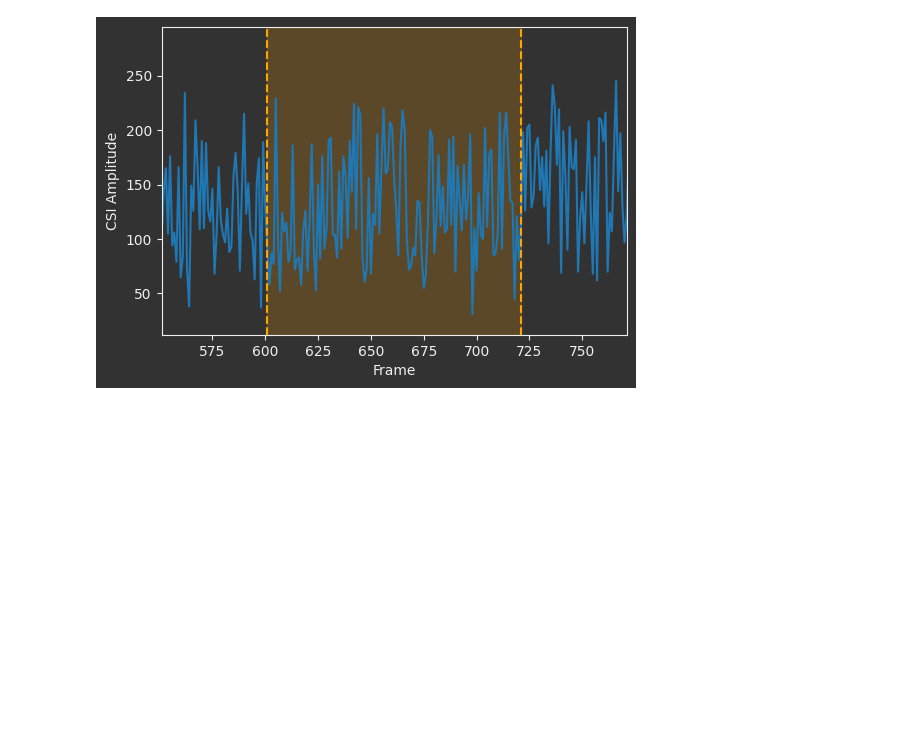
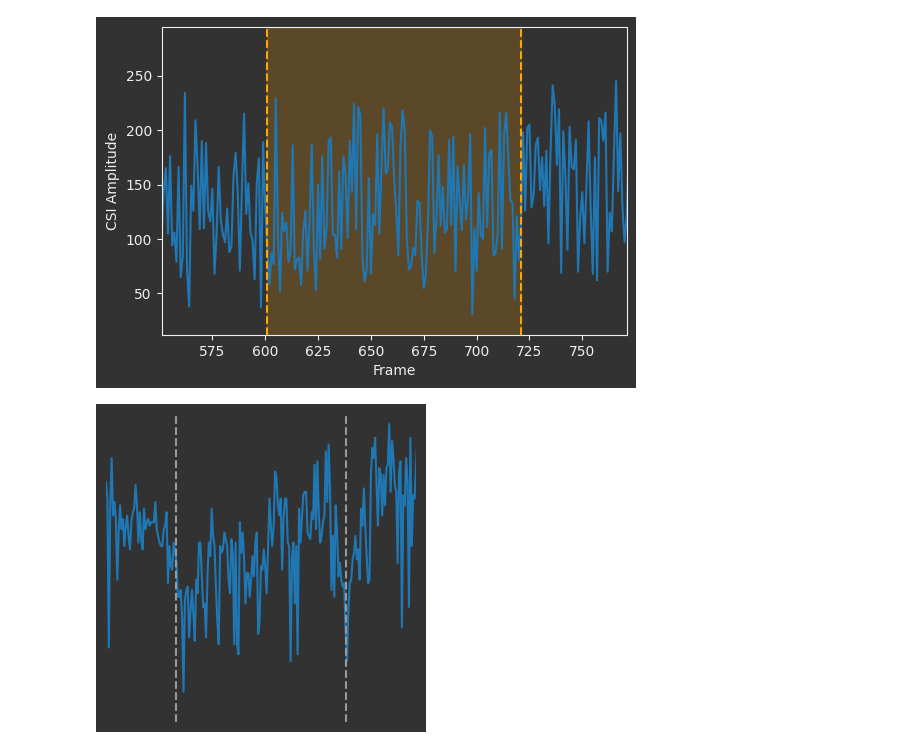
Before and after one commit to FelixDobler/BachelorThesis-WiFi-Sensing-Segmentation, a Jupyter notebook: plots/labeled_activity.ipynb, the cells around one changed output. Drawn from its saved outputs; the diff is of its cells as text; code cells hidden in the pictures; blank space fills up the shorter version.

```diff
--- a/plots/labeled_activity.ipynb
+++ b/plots/labeled_activity.ipynb
@@ -55,4 +55,8 @@ def plotSegmentMinimal(trace):
     # plt.show()
+# %%
+plotSegmentMinimal(np.index_exp[:, 2, 2, 0])
+# %% [output]
+[figure, added]
 # %%
 for x in range(3):
     for y in range(3):
```
Also changed, not shown: parts of 2 cells of this notebook, 8 other files.
